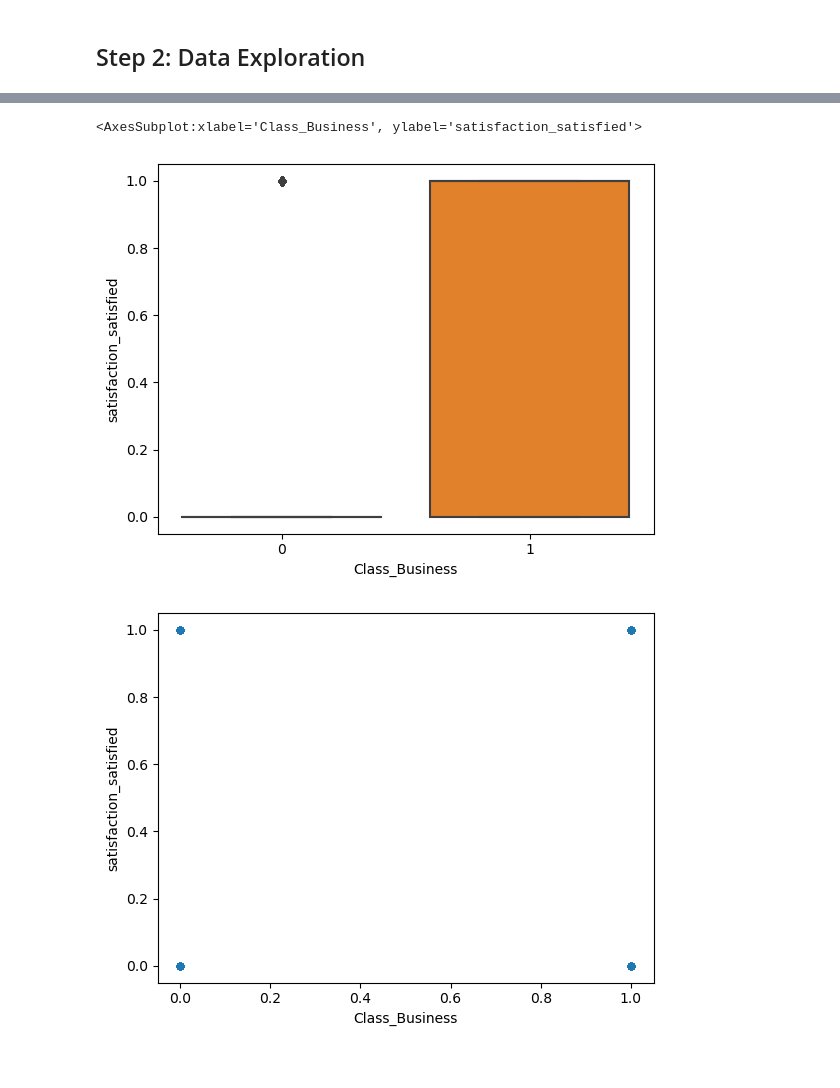
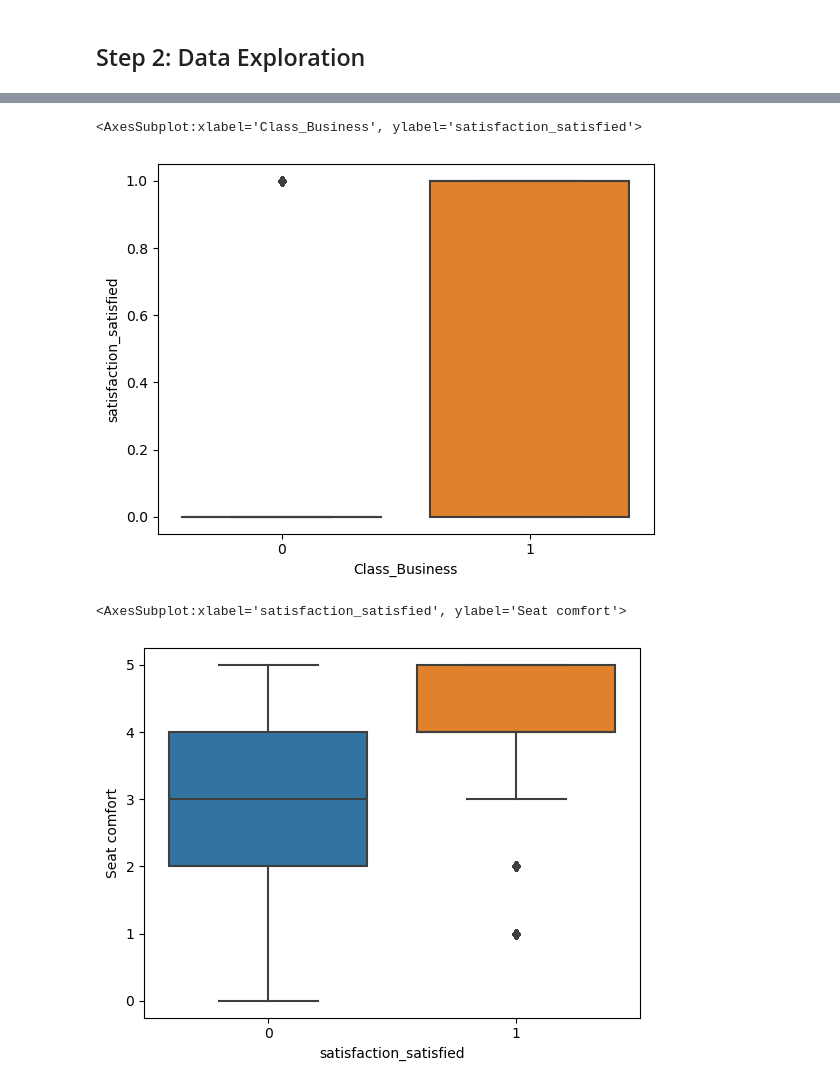
Before and after one commit to katezhang1234/Predict-Airline-Satisfaction, a Jupyter notebook: ML_airline_project.ipynb, the cells around one changed output, grey strips where cells are left out. Cells and saved outputs as stored; diff of their text form; code cells hidden in the pictures.

Commit message:
new changes plots

```diff
--- a/ML_airline_project.ipynb
+++ b/ML_airline_project.ipynb
@@ -164,15 +187,14 @@ Test Set Missing values =  0
 # %%
-import seaborn as sns
-# Data Exploration
-combined_train_df = X_train.join(y_train)
-combined_train_df.corr()
 # Univariate: boxplot, histogram
 sns.boxplot(x="Class_Business", y="satisfaction_satisfied", data=combined_train_df)
-# combined_train_df.plot.scatter(x="Class_Business", y="satisfaction_satisfied")
 # Bivariate: scatter plot, correlation coefficient
 # Check for class imbalance
 # Look for outliers/noise
 # %% [output]
 <AxesSubplot:xlabel='Class_Business', ylabel='satisfaction_satisfied'>
 [figure]
-[figure, removed]
+# %%
+sns.boxplot(x="satisfaction_satisfied", y="Seat comfort", data=combined_train_df)
+# %% [output]
+<AxesSubplot:xlabel='satisfaction_satisfied', ylabel='Seat comfort'>
+[figure, added]
```
Also changed, not shown: parts of 2 cells of this notebook.
